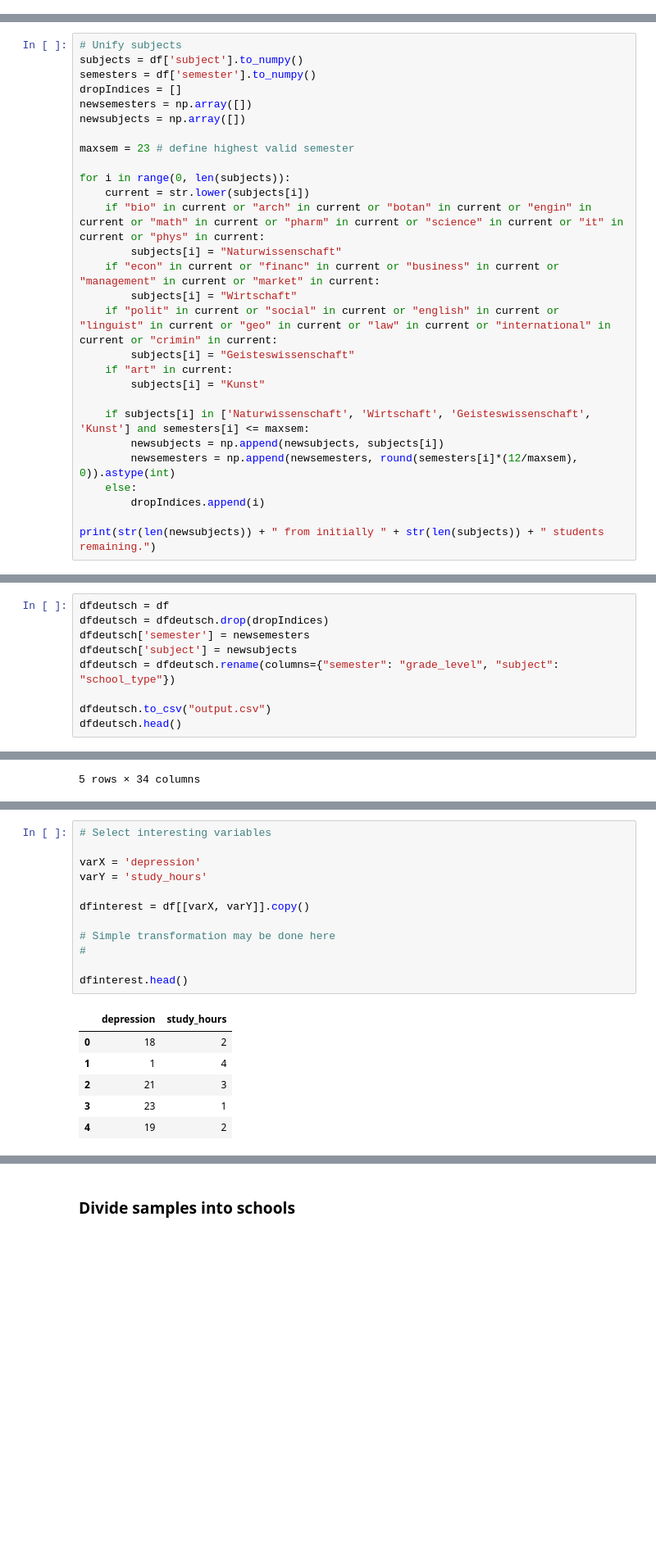
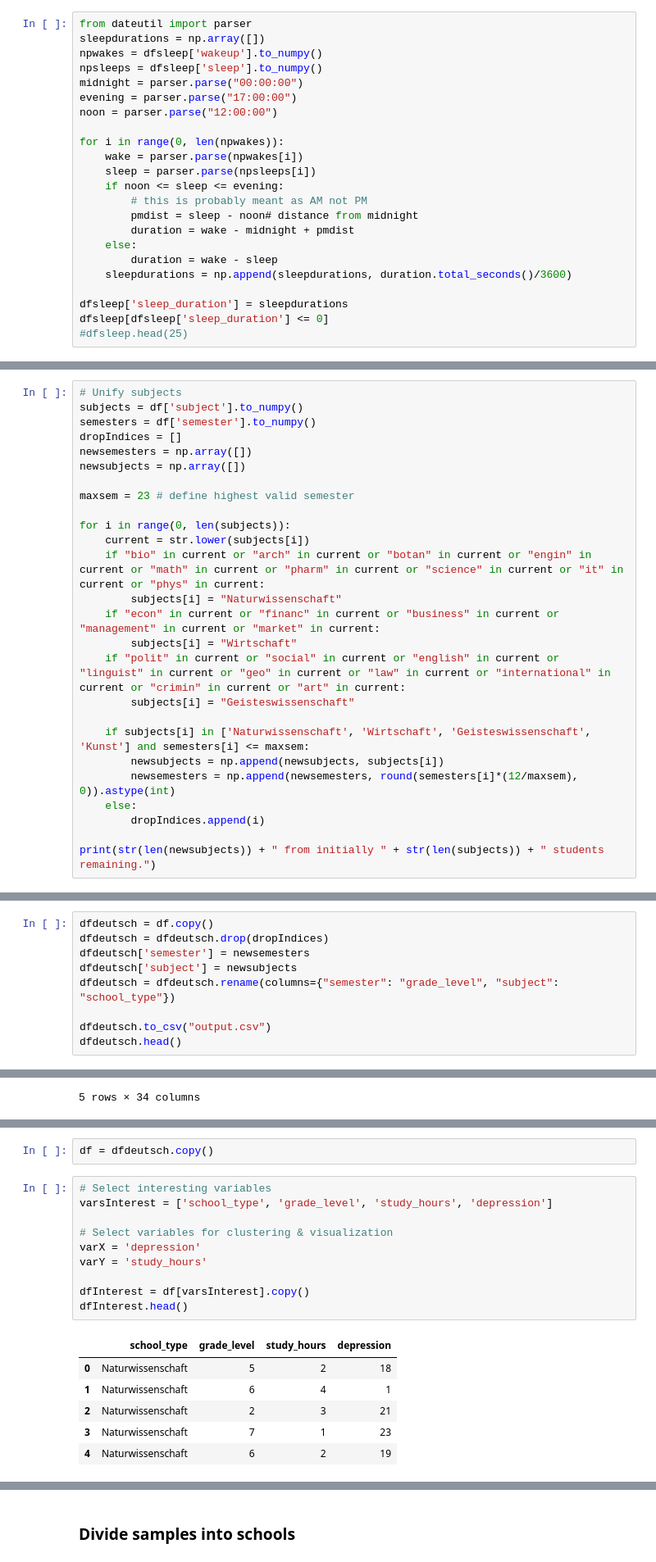
Before and after one commit to AMiiiN/schooldirector, a Jupyter notebook: Schooldirector.ipynb, the cells around one changed output, grey strips where cells are left out. Shown at 82% size. Drawn from its saved outputs; the diff is of its cells as text; blank space fills up the shorter version.

```diff
--- a/Schooldirector.ipynb
+++ b/Schooldirector.ipynb
@@ -26,0 +39,23 @@ df.head()
+# %%
+from dateutil import parser
+sleepdurations = np.array([])
+npwakes = dfsleep['wakeup'].to_numpy()
+npsleeps = dfsleep['sleep'].to_numpy()
+midnight = parser.parse("00:00:00")
+evening = parser.parse("17:00:00")
+noon = parser.parse("12:00:00")
+
+for i in range(0, len(npwakes)):
+    wake = parser.parse(npwakes[i])
+    sleep = parser.parse(npsleeps[i])
+    if noon <= sleep <= evening:
+        # this is probably meant as AM not PM
+        pmdist = sleep - noon# distance from midnight
+        duration = wake - midnight + pmdist
+    else:
+        duration = wake - sleep
+    sleepdurations = np.append(sleepdurations, duration.total_seconds()/3600)
+
+dfsleep['sleep_duration'] = sleepdurations
+dfsleep[dfsleep['sleep_duration'] <= 0]
+#dfsleep.head(25)
@@ -84,10 +132,8 @@ for i in range(0, len(subjects)):
         subjects[i] = "Naturwissenschaft"
     if "econ" in current or "financ" in current or "business" in current or "management" in current or "market" in current:
         subjects[i] = "Wirtschaft"
-    if "polit" in current or "social" in current or "english" in current or "linguist" in current or "geo" in current or "law" in current or "international" in current or "crimin" in current:
+    if "polit" in current or "social" in current or "english" in current or "linguist" in current or "geo" in current or "law" in current or "international" in current or "crimin" in current or "art" in current:
         subjects[i] = "Geisteswissenschaft"
-    if "art" in current:
-        subjects[i] = "Kunst"
 
     if subjects[i] in ['Naturwissenschaft', 'Wirtschaft', 'Geisteswissenschaft', 'Kunst'] and semesters[i] <= maxsem:
         newsubjects = np.append(newsubjects, subjects[i])
@@ -99,7 +145,7 @@ print(str(len(newsubjects)) + " from initially " + str(len(subjects)) + " studen
 # %% [output]
 718 from initially 752 students remaining.
 # %%
-dfdeutsch = df
+dfdeutsch = df.copy()
 dfdeutsch = dfdeutsch.drop(dropIndices)
 dfdeutsch['semester'] = newsemesters
 dfdeutsch['subject'] = newsubjects
@@ -118,19 +172,19 @@ dfdeutsch.head()
+# %%
+df = dfdeutsch.copy()
 # %%
 # Select interesting variables
+varsInterest = ['school_type', 'grade_level', 'study_hours', 'depression']
 
+# Select variables for clustering & visualization
 varX = 'depression'
 varY = 'study_hours'
 
-dfinterest = df[[varX, varY]].copy()
-
-# Simple transformation may be done here
-#
-
-dfinterest.head()
+dfInterest = df[varsInterest].copy()
+dfInterest.head()
 # %% [output]
-|  | depression | study_hours |
-| 0 | 18 | 2 |
-| 1 | 1 | 4 |
-| 2 | 21 | 3 |
-| 3 | 23 | 1 |
-| 4 | 19 | 2 |
+|  | school_type | grade_level | study_hours | depression |
+| 0 | Naturwissenschaft | 5 | 2 | 18 |
+| 1 | Naturwissenschaft | 6 | 4 | 1 |
+| 2 | Naturwissenschaft | 2 | 3 | 21 |
+| 3 | Naturwissenschaft | 7 | 1 | 23 |
+| 4 | Naturwissenschaft | 6 | 2 | 19 |
```
Also changed, not shown: parts of 17 cells of this notebook.
